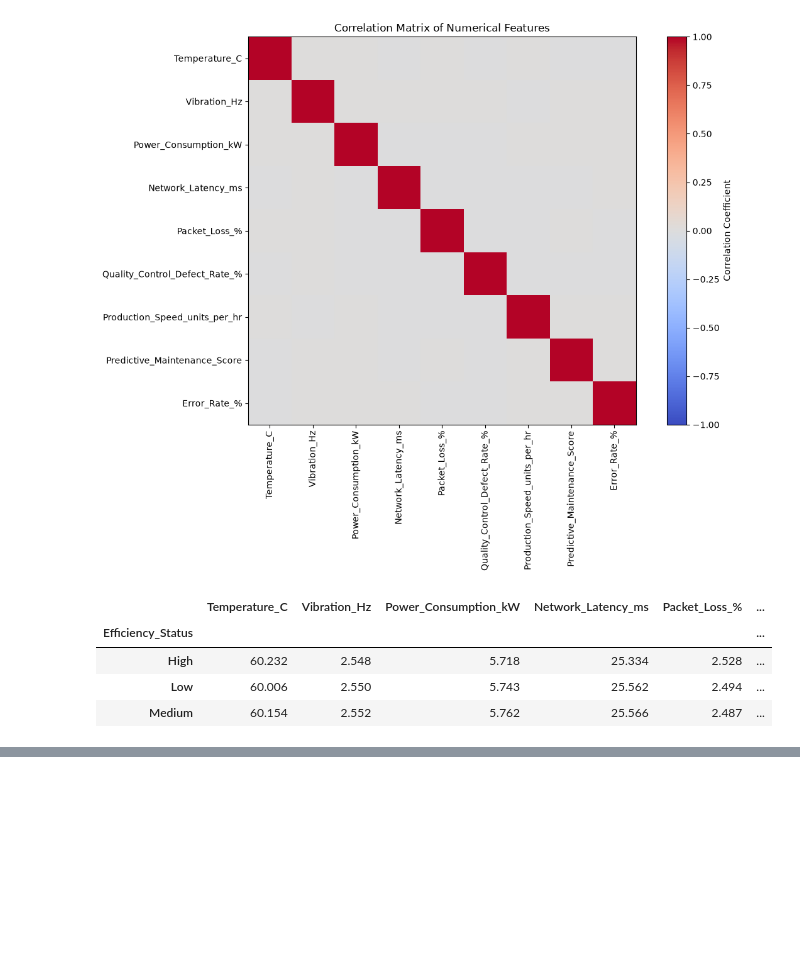
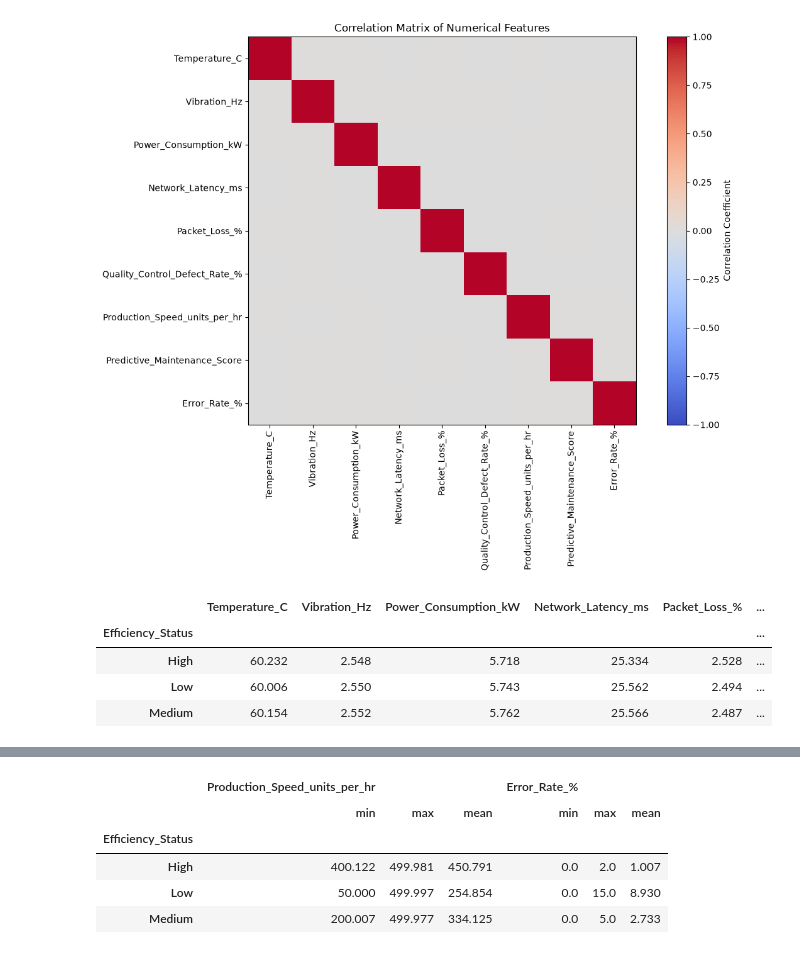
Before and after one commit to janithTG/AI-Group-Project-UW, a Jupyter notebook: notebooks/dataset_explore.ipynb, the cells around one changed output, grey strips where cells are left out. Saved outputs shown, nothing was run; the diff lists cells and outputs as text; code cells hidden in the pictures; blank space fills up the shorter version.

```diff
--- a/notebooks/dataset_explore.ipynb
+++ b/notebooks/dataset_explore.ipynb
@@ -286,0 +359,21 @@ class_means
+# %%
+# Compare minimum, maximum and mean values
+important_feature_ranges = (
+    df.groupby("Efficiency_Status")[
+        [
+            "Production_Speed_units_per_hr",
+            "Error_Rate_%"
+        ]
+    ]
+    .agg(["min", "max", "mean"])
+    .round(3)
+)
+
+important_feature_ranges
+# %% [output]
+|  | Production_Speed_units_per_hr |  |  | Error_Rate_% |  |  |
+|  | min | max | mean | min | max | mean |
+| Efficiency_Status |  |  |  |  |  |  |
+| High | 400.122 | 499.981 | 450.791 | 0.0 | 2.0 | 1.007 |
+| Low | 50.000 | 499.997 | 254.854 | 0.0 | 15.0 | 8.930 |
+| Medium | 200.007 | 499.977 | 334.125 | 0.0 | 5.0 | 2.733 |
```
Also changed, not shown: parts of 7 cells of this notebook.
